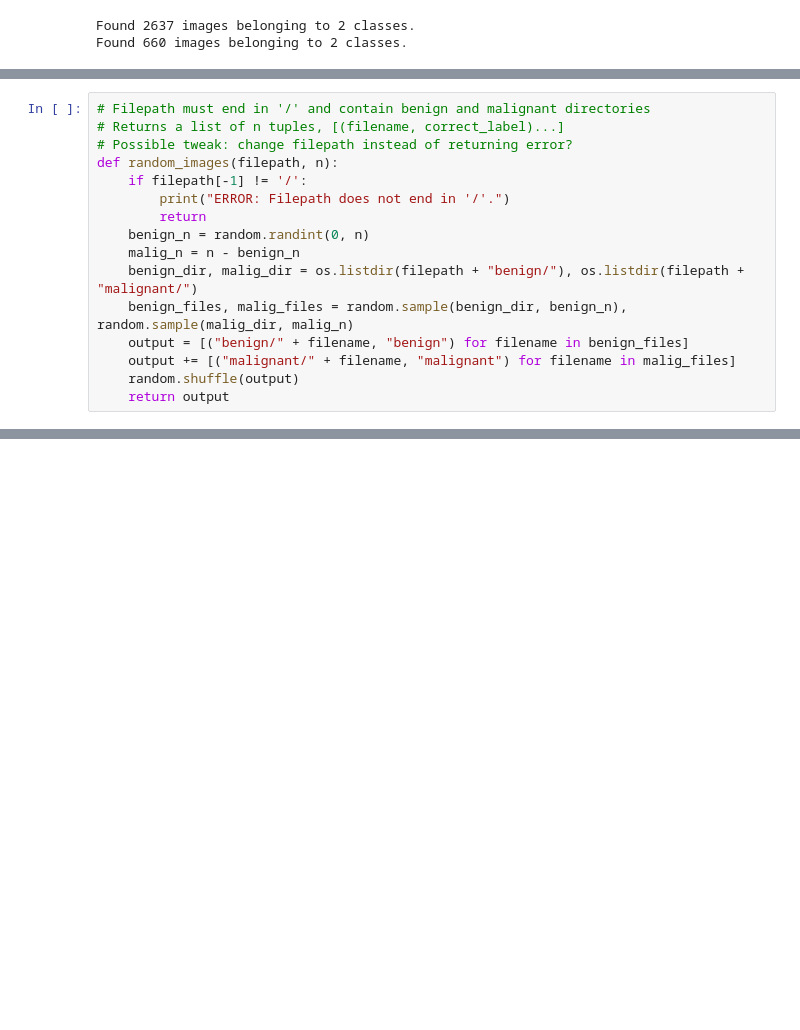
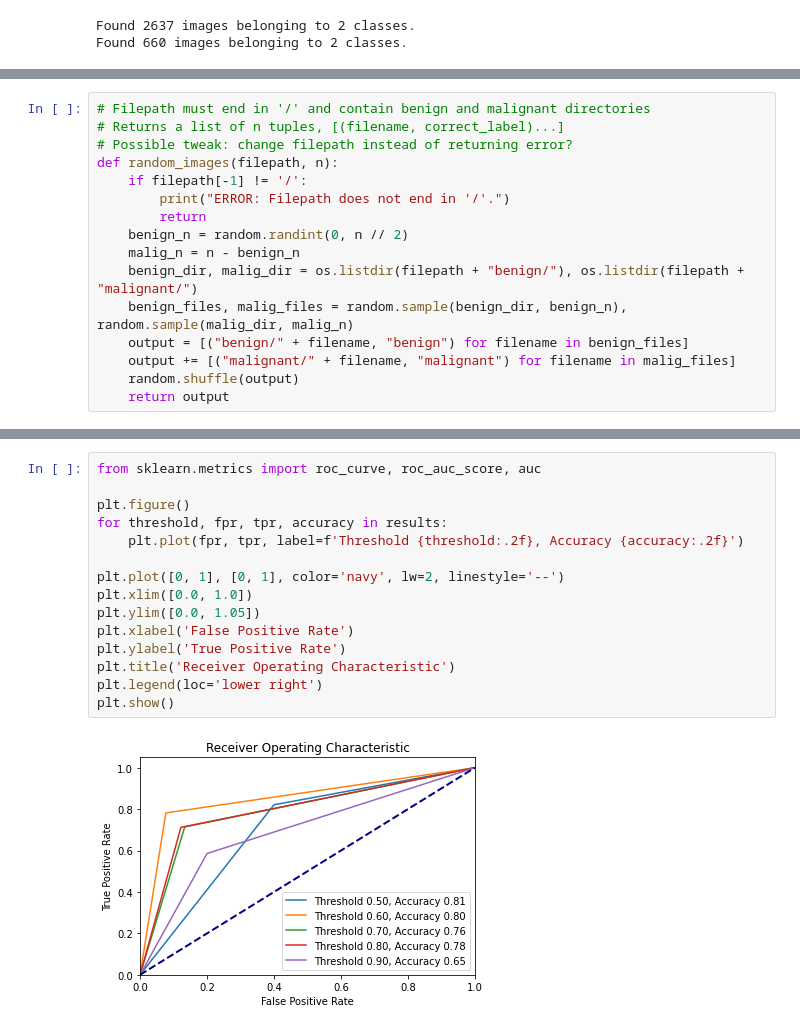
Before and after one commit to jamarcelin/melanoma-classifier, a Jupyter notebook: scripts/complete-notebook.ipynb, the cells around one changed output, grey strips where cells are left out. Drawn from its saved outputs; the diff is of its cells as text; blank space fills up the shorter version.

```diff
--- a/scripts/complete-notebook.ipynb
+++ b/scripts/complete-notebook.ipynb
@@ -95,7 +108,7 @@ def random_images(filepath, n):
     if filepath[-1] != '/':
         print("ERROR: Filepath does not end in '/'.")
         return
-    benign_n = random.randint(0, n)
+    benign_n = random.randint(0, n // 2)
     malig_n = n - benign_n
     benign_dir, malig_dir = os.listdir(filepath + "benign/"), os.listdir(filepath + "malignant/")
     benign_files, malig_files = random.sample(benign_dir, benign_n), random.sample(malig_dir, malig_n)
@@ -154,0 +167,17 @@ Rate of accuracy: 0.855
+# %%
+from sklearn.metrics import roc_curve, roc_auc_score, auc
+
+plt.figure()
+for threshold, fpr, tpr, accuracy in results:
+    plt.plot(fpr, tpr, label=f'Threshold {threshold:.2f}, Accuracy {accuracy:.2f}')
+
+plt.plot([0, 1], [0, 1], color='navy', lw=2, linestyle='--')
+plt.xlim([0.0, 1.0])
+plt.ylim([0.0, 1.05])
+plt.xlabel('False Positive Rate')
+plt.ylabel('True Positive Rate')
+plt.title('Receiver Operating Characteristic')
+plt.legend(loc='lower right')
+plt.show()
+# %% [output]
+[figure, added]
```
Also changed, not shown: parts of 6 cells of this notebook, 1 other file.
